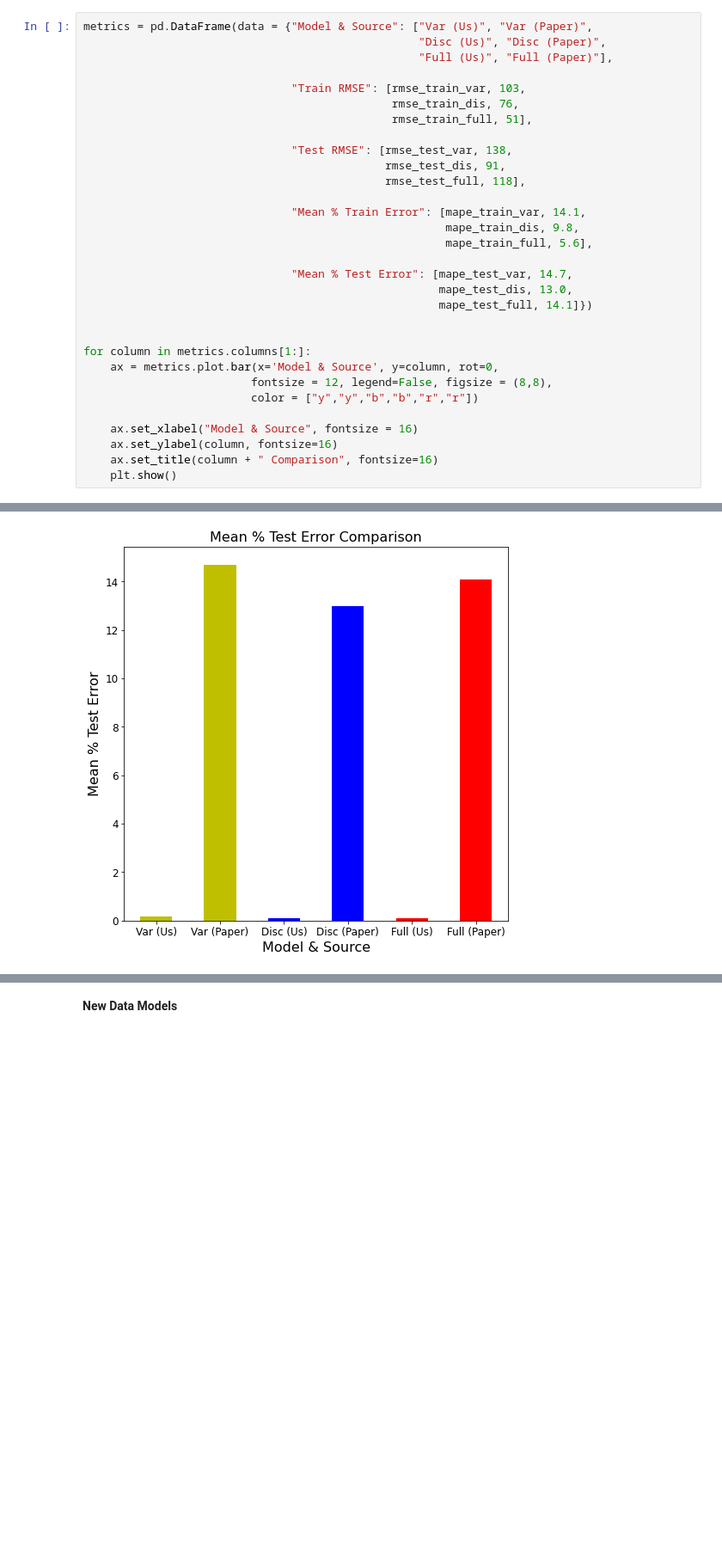
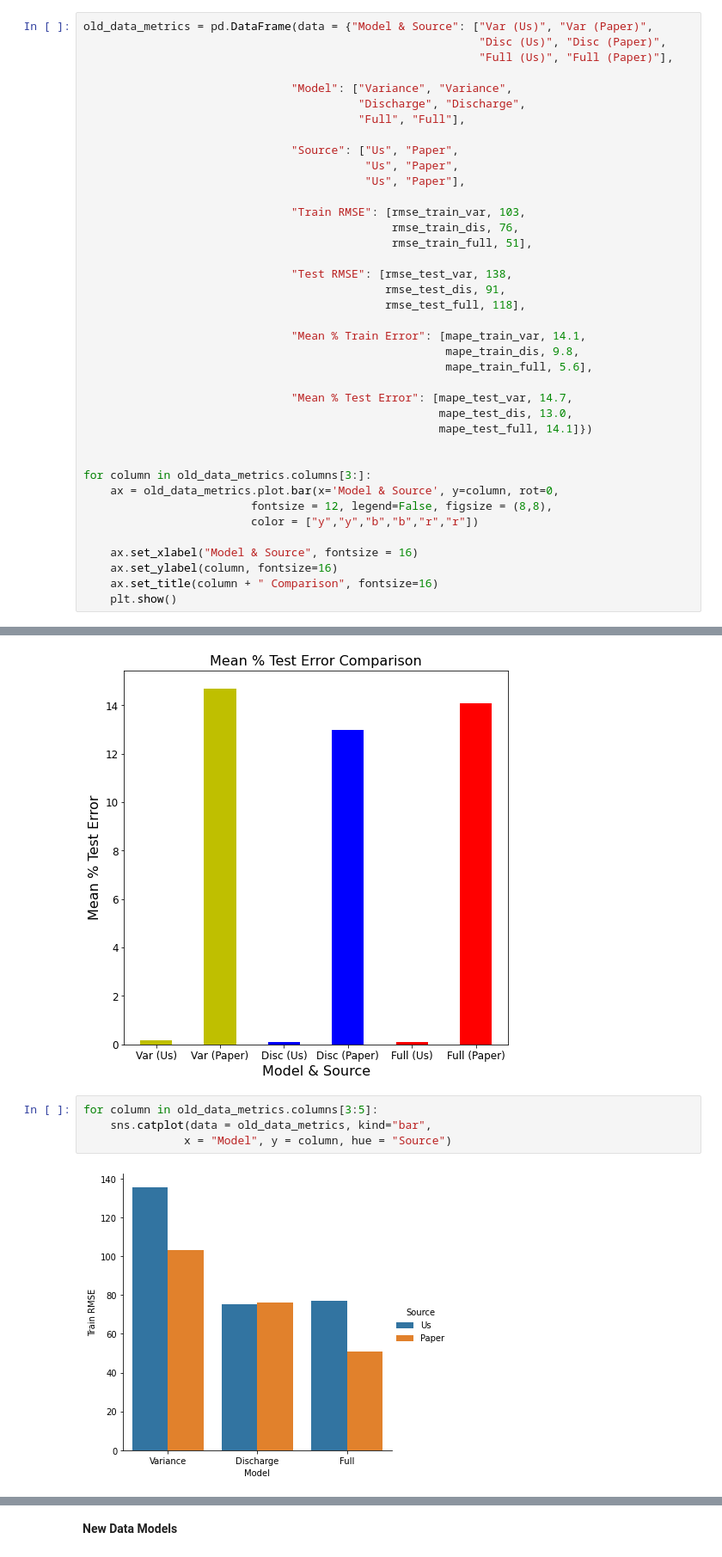
Before and after one commit to ayakkala1/TRI-Capstone, a Jupyter notebook: model_recreation.ipynb, the cells around one changed output, grey strips where cells are left out. Shown: that part at 86% size. Drawn from its saved outputs; the diff is of its cells as text; blank space fills up the shorter version.

```diff
--- a/model_recreation.ipynb
+++ b/model_recreation.ipynb
@@ -419,7 +447,15 @@ Text(0.5, 1.0, 'Full Model Predicted vs. True Values')
 # %%
-metrics = pd.DataFrame(data = {"Model & Source": ["Var (Us)", "Var (Paper)",
-                                                  "Disc (Us)", "Disc (Paper)",
-                                                  "Full (Us)", "Full (Paper)"],
+old_data_metrics = pd.DataFrame(data = {"Model & Source": ["Var (Us)", "Var (Paper)",
+                                                           "Disc (Us)", "Disc (Paper)",
+                                                           "Full (Us)", "Full (Paper)"],
+
+                               "Model": ["Variance", "Variance",
+                                         "Discharge", "Discharge",
+                                         "Full", "Full"],
+
+                               "Source": ["Us", "Paper",
+                                          "Us", "Paper",
+                                          "Us", "Paper"],
 
                                "Train RMSE": [rmse_train_var, 103,
                                               rmse_train_dis, 76,
@@ -438,8 +474,8 @@ metrics = pd.DataFrame(data = {"Model & Source": ["Var (Us)", "Var (Paper)",
                                                      mape_test_full, 14.1]})
 
 
-for column in metrics.columns[1:]:
-    ax = metrics.plot.bar(x='Model & Source', y=column, rot=0,
+for column in old_data_metrics.columns[3:]:
+    ax = old_data_metrics.plot.bar(x='Model & Source', y=column, rot=0,
                          fontsize = 12, legend=False, figsize = (8,8),
                          color = ["y","y","b","b","r","r"])
 
@@ -452,3 +488,9 @@ for column in metrics.columns[1:]:
 [figure]
 [figure]
 [figure]
+# %%
+for column in old_data_metrics.columns[3:5]:
+    sns.catplot(data = old_data_metrics, kind="bar",
+               x = "Model", y = column, hue = "Source")
+# %% [output]
+[figure, added]
```
Also changed, not shown: parts of 10 cells of this notebook.
